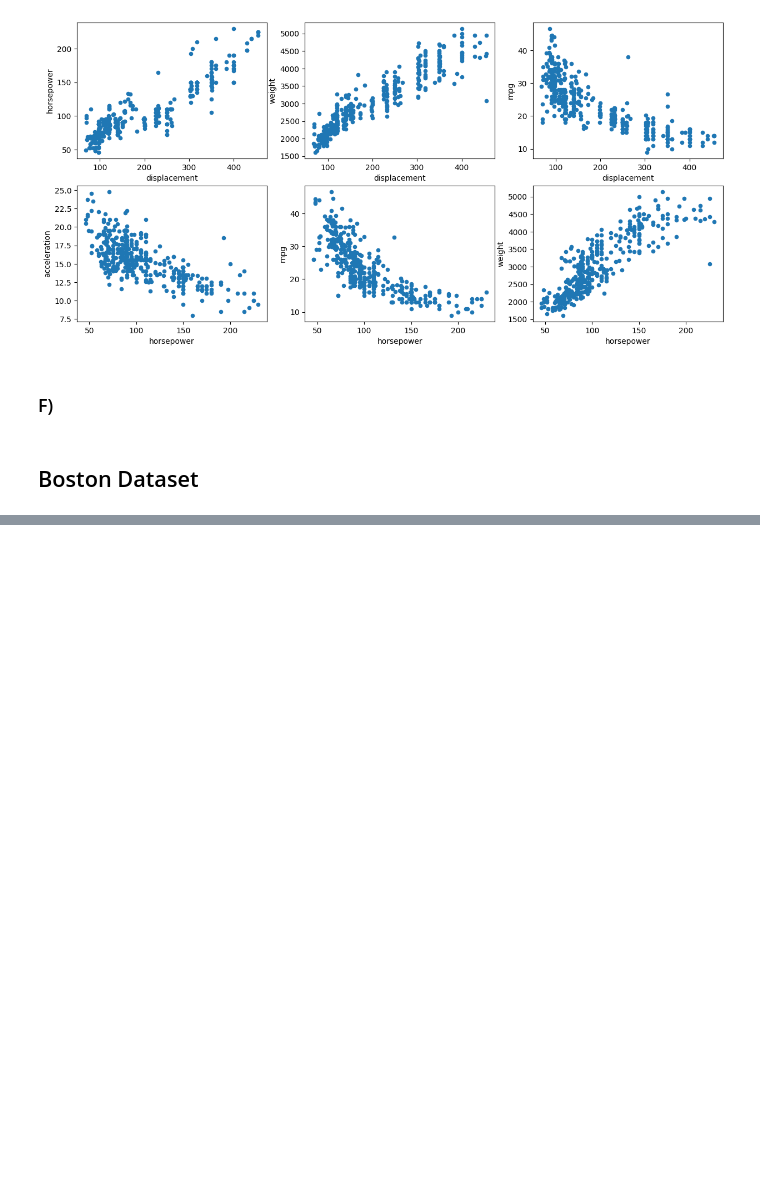
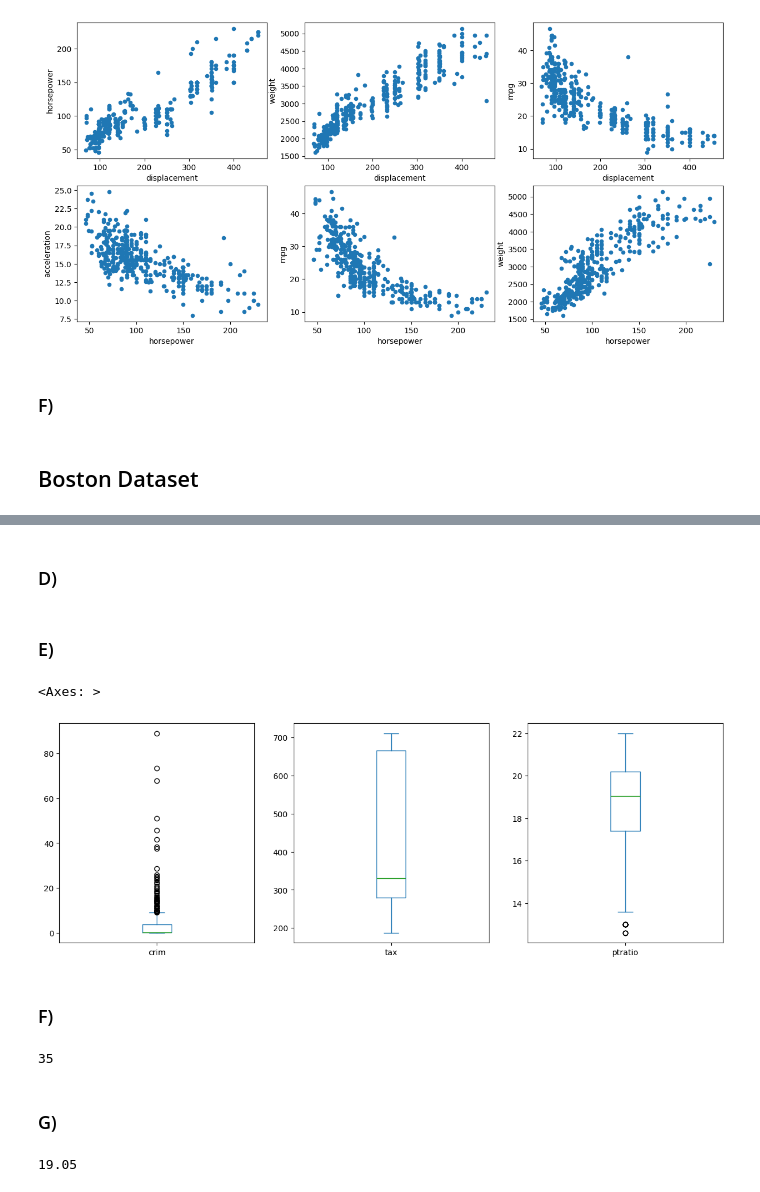
Before and after one commit to NDubelovskyi/ISLP, a Jupyter notebook: Chapter 2 Application.ipynb, the cells around one changed output, grey strips where cells are left out. Cells and saved outputs as stored; diff of their text form; code cells hidden in the pictures; blank space fills up the shorter version.

```diff
--- a/Chapter 2 Application.ipynb
+++ b/Chapter 2 Application.ipynb
@@ -439,0 +513,2 @@ plt.show()
+# %% [markdown]
+### D)
@@ -439,0 +521,31 @@ plt.show()
+# %% [markdown]
+### E)
+# %%
+fig, ax = plt.subplots(ncols=3, figsize=(15,5))
+Boston.crim.plot(kind='box', ax=ax[0])
+Boston.tax.plot(kind='box', ax=ax[1])
+Boston.ptratio.plot(kind='box', ax=ax[2])
+
+# A bunch of Boston neighbourhoods have a significant crime rate, marked as outliars
+# below, 8 of which have crime rate > 30. The tax rates are distributed more equaly
+# with no specific outliars, but the median to upper quartile range is heavily stretched,
+# so a large amount of people (25%) pays twice as much as the lower 50% of people.
+# The pupil teacher rates is much more symmetric and the median to min/max values
+# range is reasonable, only two outliars with a value of 13.
+# %% [output]
+<Axes: >
+[figure, added]
+# %% [markdown]
+### F)
+# %%
+# Suburbs nounding CHarles river
+print(Boston.chas.sum())
+# %% [output]
+35
+# %% [markdown]
+### G)
+# %%
+# Pupil-teacher median
+print(Boston.ptratio.median())
+# %% [output]
+19.05
```
Also changed, not shown: parts of 16 cells of this notebook.
